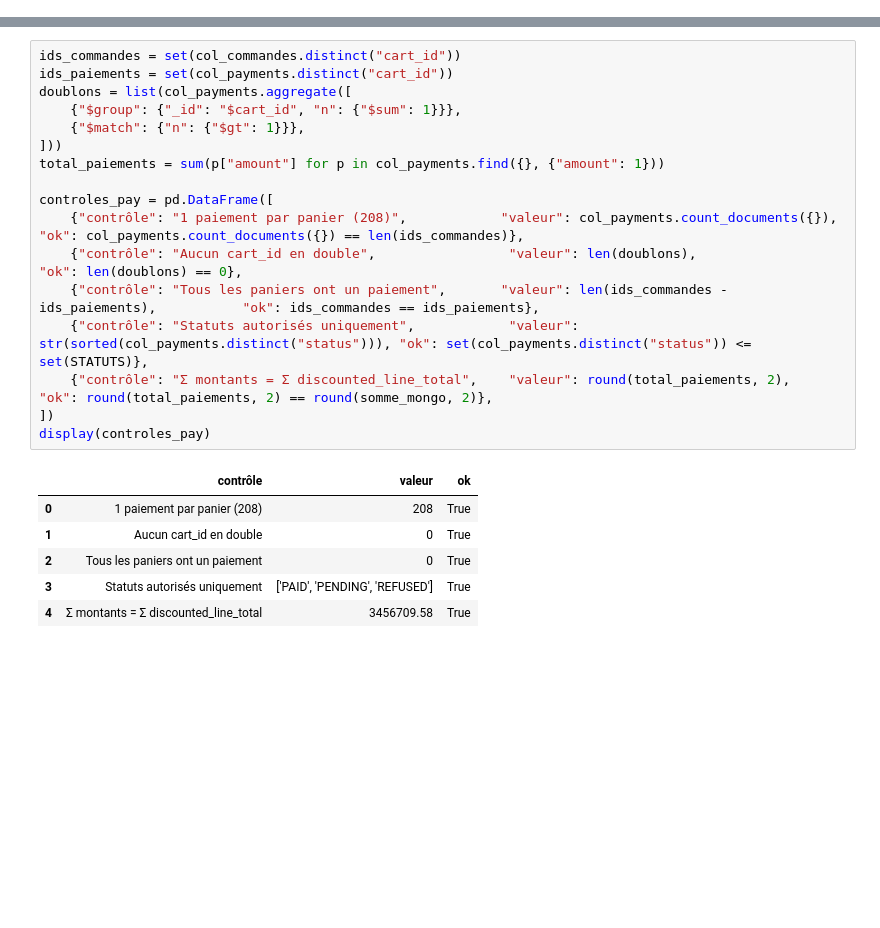
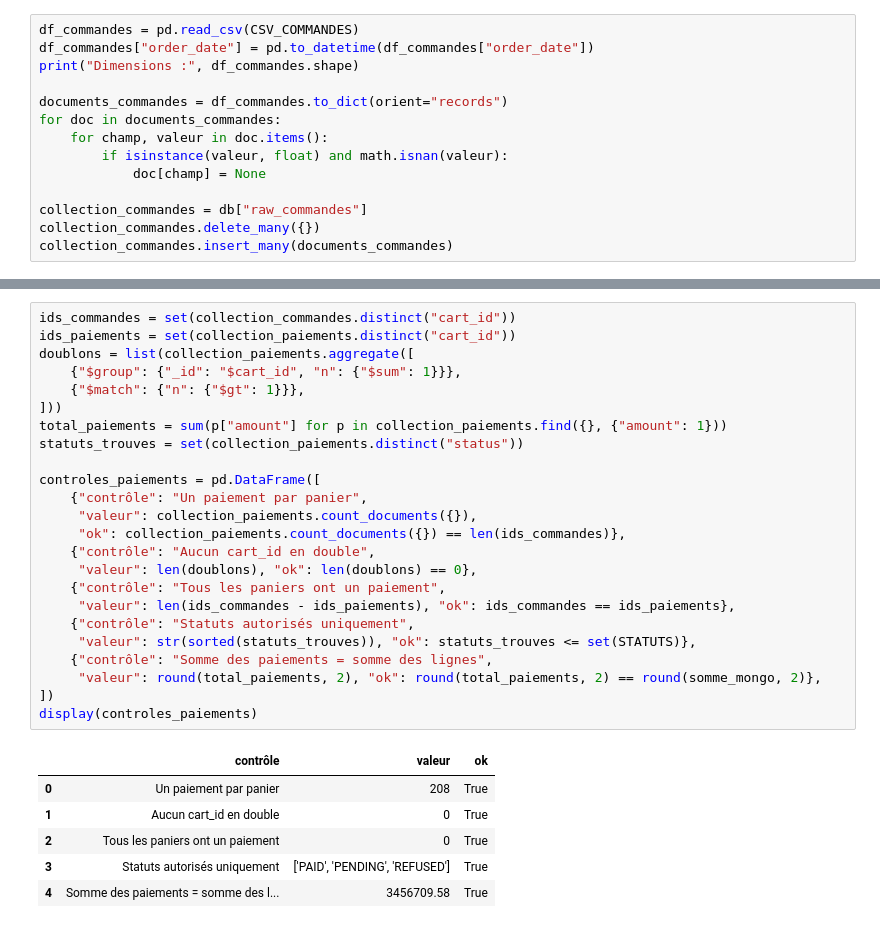
Before and after one commit to timeo-grrd/cours_big_data, a Jupyter notebook: notebooks/01_ingestion_api_mongodb.ipynb, the cells around one changed output, grey strips where cells are left out. Cells and saved outputs as stored; diff of their text form; blank space fills up the shorter version.

```diff
--- a/notebooks/01_ingestion_api_mongodb.ipynb
+++ b/notebooks/01_ingestion_api_mongodb.ipynb
@@ -85,0 +179,14 @@ Le fichier est importé tel quel (collection RAW) : aucune ligne n'est supprimé
+# %%
+df_commandes = pd.read_csv(CSV_COMMANDES)
+df_commandes["order_date"] = pd.to_datetime(df_commandes["order_date"])
+print("Dimensions :", df_commandes.shape)
+
+documents_commandes = df_commandes.to_dict(orient="records")
+for doc in documents_commandes:
+    for champ, valeur in doc.items():
+        if isinstance(valeur, float) and math.isnan(valeur):
+            doc[champ] = None
+
+collection_commandes = db["raw_commandes"]
+collection_commandes.delete_many({})
+collection_commandes.insert_many(documents_commandes)
@@ -192,24 +320,31 @@ Paiements insérés : 208
 # %%
-ids_commandes = set(col_commandes.distinct("cart_id"))
-ids_paiements = set(col_payments.distinct("cart_id"))
-doublons = list(col_payments.aggregate([
+ids_commandes = set(collection_commandes.distinct("cart_id"))
+ids_paiements = set(collection_paiements.distinct("cart_id"))
+doublons = list(collection_paiements.aggregate([
     {"$group": {"_id": "$cart_id", "n": {"$sum": 1}}},
     {"$match": {"n": {"$gt": 1}}},
 ]))
-total_paiements = sum(p["amount"] for p in col_payments.find({}, {"amount": 1}))
+total_paiements = sum(p["amount"] for p in collection_paiements.find({}, {"amount": 1}))
+statuts_trouves = set(collection_paiements.distinct("status"))
 
-controles_pay = pd.DataFrame([
-    {"contrôle": "1 paiement par panier (208)",            "valeur": col_payments.count_documents({}),            "ok": col_payments.count_documents({}) == len(ids_commandes)},
-    {"contrôle": "Aucun cart_id en double",                 "valeur": len(doublons),                                "ok": len(doublons) == 0},
-    {"contrôle": "Tous les paniers ont un paiement",       "valeur": len(ids_commandes - ids_paiements),           "ok": ids_commandes == ids_paiements},
-    {"contrôle": "Statuts autorisés uniquement",            "valeur": str(sorted(col_payments.distinct("status"))), "ok": set(col_payments.distinct("status")) <= set(STATUTS)},
-    {"contrôle": "Σ montants = Σ discounted_line_total",    "valeur": round(total_paiements, 2),                    "ok": round(total_paiements, 2) == round(somme_mongo, 2)},
+controles_paiements = pd.DataFrame([
+    {"contrôle": "Un paiement par panier",
+     "valeur": collection_paiements.count_documents({}),
+     "ok": collection_paiements.count_documents({}) == len(ids_commandes)},
+    {"contrôle": "Aucun cart_id en double",
+     "valeur": len(doublons), "ok": len(doublons) == 0},
+    {"contrôle": "Tous les paniers ont un paiement",
+     "valeur": len(ids_commandes - ids_paiements), "ok": ids_commandes == ids_paiements},
+    {"contrôle": "Statuts autorisés uniquement",
+     "valeur": str(sorted(statuts_trouves)), "ok": statuts_trouves <= set(STATUTS)},
+    {"contrôle": "Somme des paiements = somme des lignes",
+     "valeur": round(total_paiements, 2), "ok": round(total_paiements, 2) == round(somme_mongo, 2)},
 ])
-display(controles_pay)
+display(controles_paiements)
 # %% [output]
 |  | contrôle | valeur | ok |
-| 0 | 1 paiement par panier (208) | 208 | True |
+| 0 | Un paiement par panier | 208 | True |
 | 1 | Aucun cart_id en double | 0 | True |
 | 2 | Tous les paniers ont un paiement | 0 | True |
 | 3 | Statuts autorisés uniquement | ['PAID', 'PENDING', 'REFUSED'] | True |
-| 4 | Σ montants = Σ discounted_line_total | 3456709.58 | True |
+| 4 | Somme des paiements = somme des l... | 3456709.58 | True |
```
Also changed, not shown: parts of 30 cells of this notebook, 2 other files.
